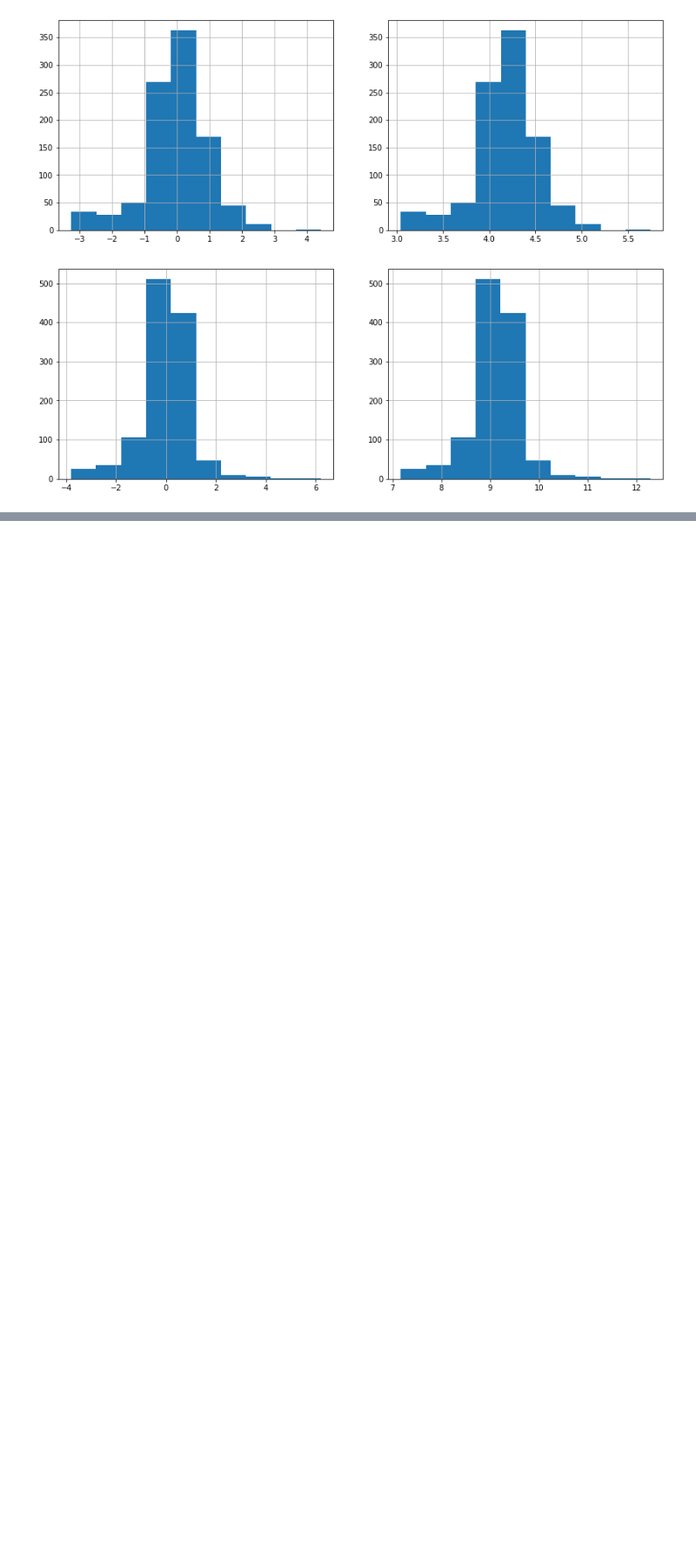
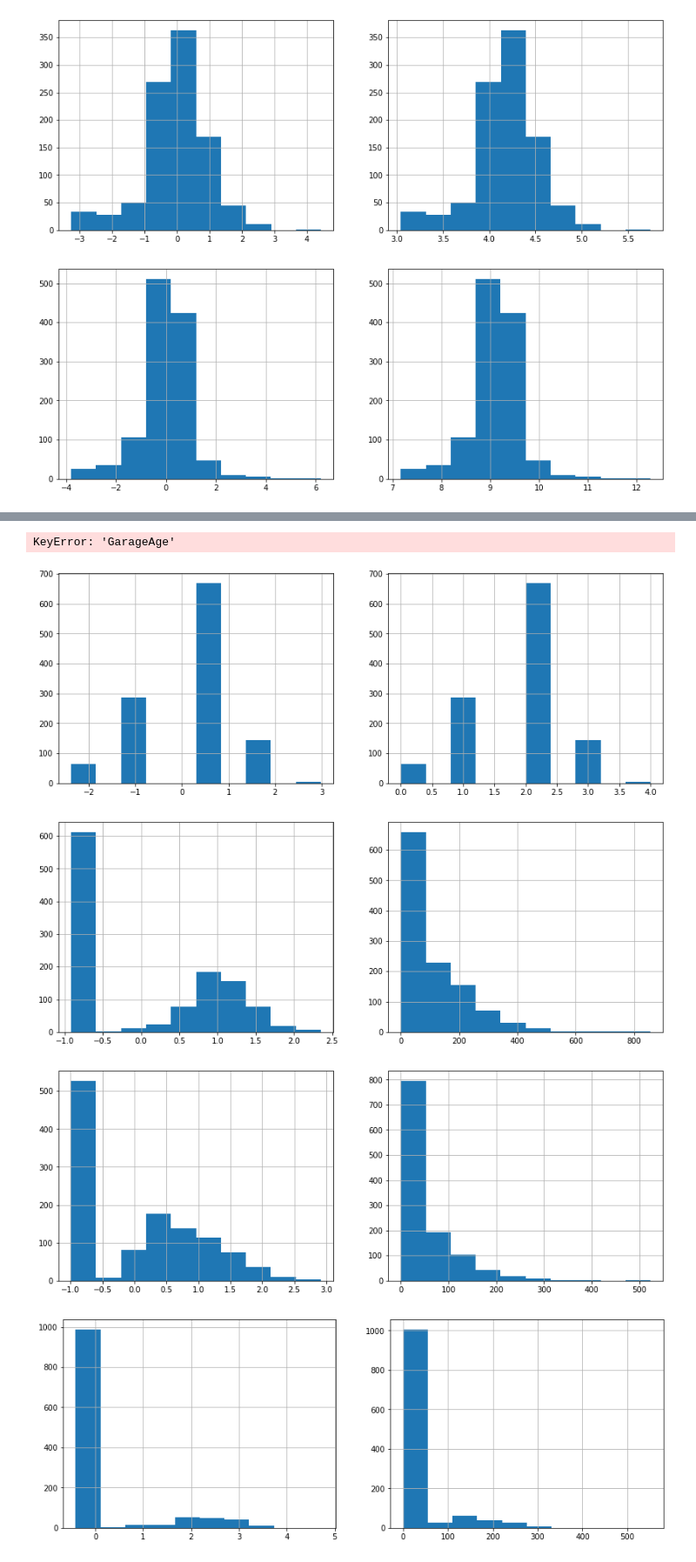
Before and after one commit to astrotyan/housing, a Jupyter notebook: code/preprocess.ipynb, the cells around one changed output, grey strips where cells are left out. Shown at 87% size. Saved outputs shown, nothing was run; the diff lists cells and outputs as text; code cells hidden in the pictures; blank space fills up the shorter version.

```diff
--- a/code/preprocess.ipynb
+++ b/code/preprocess.ipynb
@@ -297,0 +335,17 @@ for i in range(len(num_cols)):
+# %%
+num_cols_A = ['GarageCars','WoodDeckSF','OpenPorchSF','EnclosedPorch',
+             '3SsnPorch','ScreenPorch','MiscVal','GarageAge',]
+for i in range(len(num_cols_A)):
+    fig = plt.figure(figsize=(14, 5))
+    gs = gridspec.GridSpec(1, 2)
+    ax1 = plt.subplot(gs[0, 0])
+    ax2 = plt.subplot(gs[0, 1])
+
+    X_train_A[num_cols_A[i]].hist(ax=ax1)
+    train[num_cols_A[i]].hist(ax=ax2)
+# %% [output]
+KeyError: 'GarageAge'
+[figure, added]
+[figure, added]
+[figure, added]
+[figure, added]
```
Also changed, not shown: parts of 12 cells of this notebook, 1 other file.
